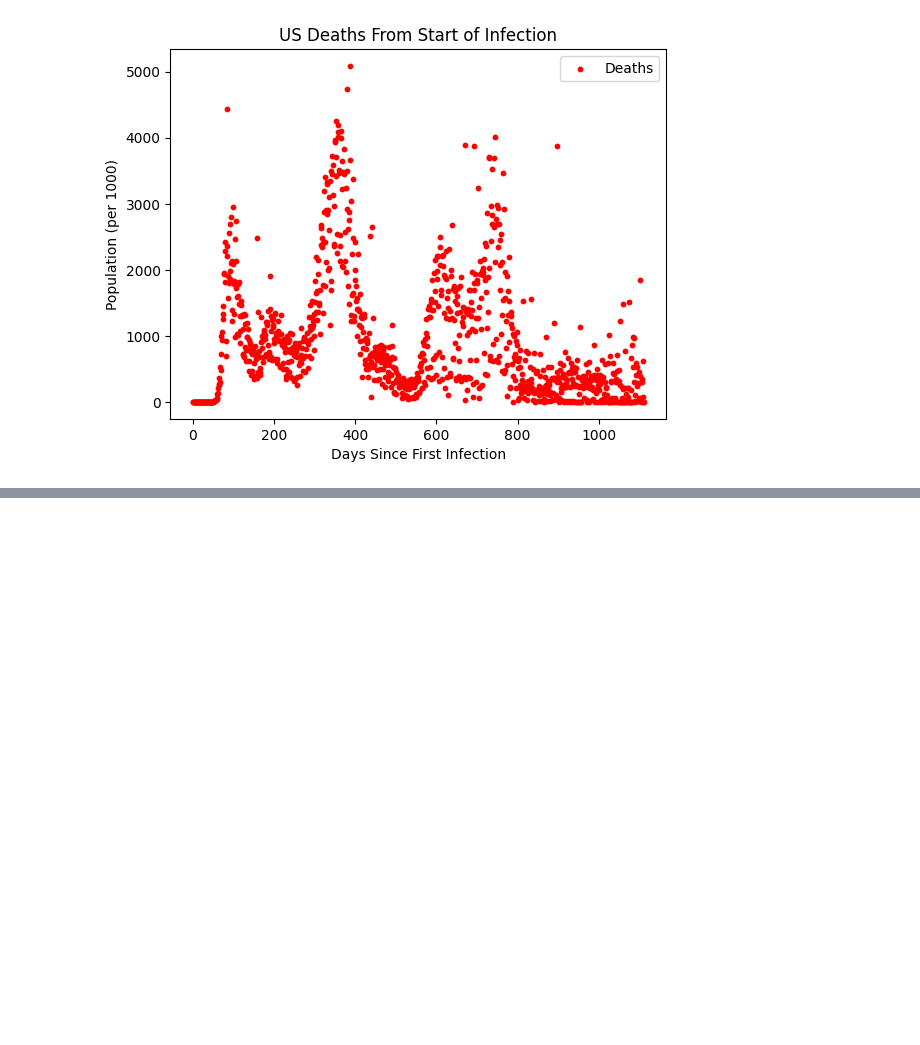
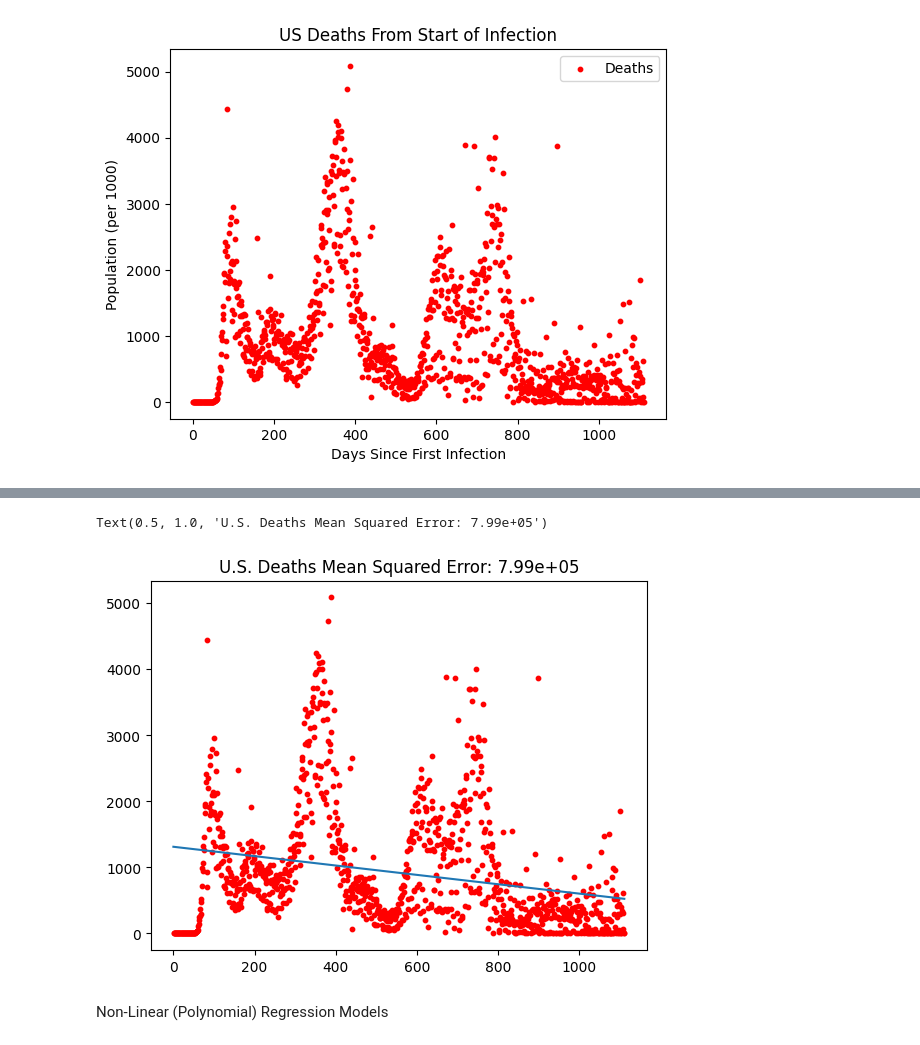
Before and after one commit to ssjung1/csc405-group-project, a Jupyter notebook: Project/src/team/Stage 4/Stage 4 Group.ipynb, the cells around one changed output, grey strips where cells are left out. Drawn from its saved outputs; the diff is of its cells as text; code cells hidden in the pictures; blank space fills up the shorter version.

```diff
--- a/Project/src/team/Stage 4/Stage 4 Group.ipynb
+++ b/Project/src/team/Stage 4/Stage 4 Group.ipynb
@@ -113,0 +136,16 @@ plt.show()
+# %%
+xDeaths = death_data.reshape((-1, 1))
+yDeaths = NewUS_Deaths
+
+model = LinearRegression().fit(xDeaths, yDeaths)
+y_pred = model.predict(xDeaths)
+x_test = np.linspace(0, 1111, 1111)[:, None]
+
+plt.scatter(xDeaths.ravel(), yDeaths, c ="red", s = 10)
+plt.plot(x_test.ravel(), y_pred)
+plt.title("U.S. Deaths Mean Squared Error: {0:.3g}".format(mean_squared_error(model.predict(xDeaths), yDeaths)))
+# %% [output]
+Text(0.5, 1.0, 'U.S. Deaths Mean Squared Error: 7.99e+05')
+[figure, added]
+# %% [markdown]
+Non-Linear (Polynomial) Regression Models
```
Also changed, not shown: parts of 4 cells of this notebook.
